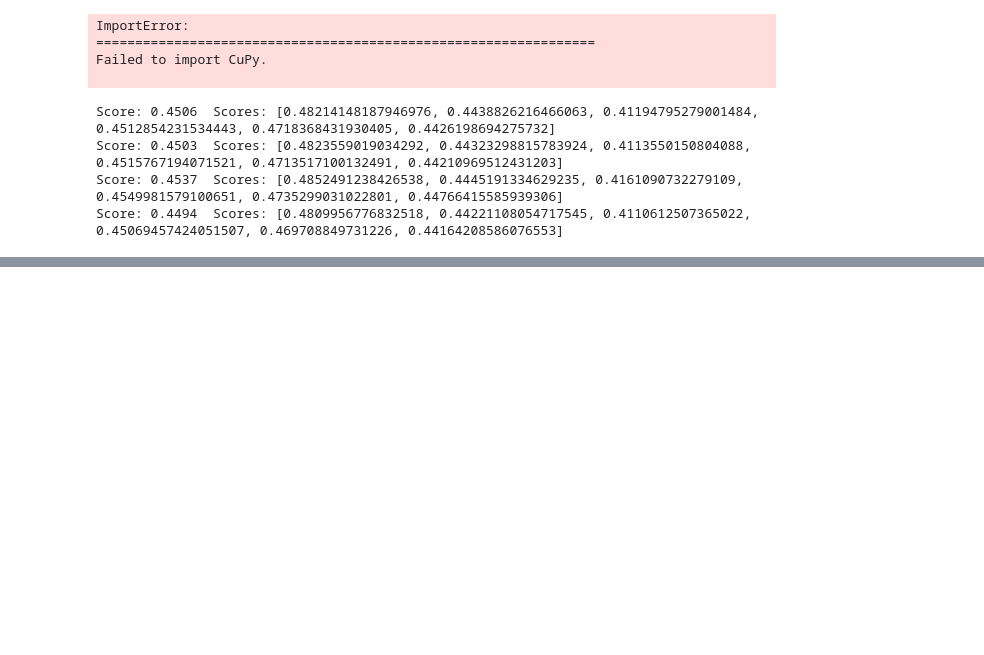
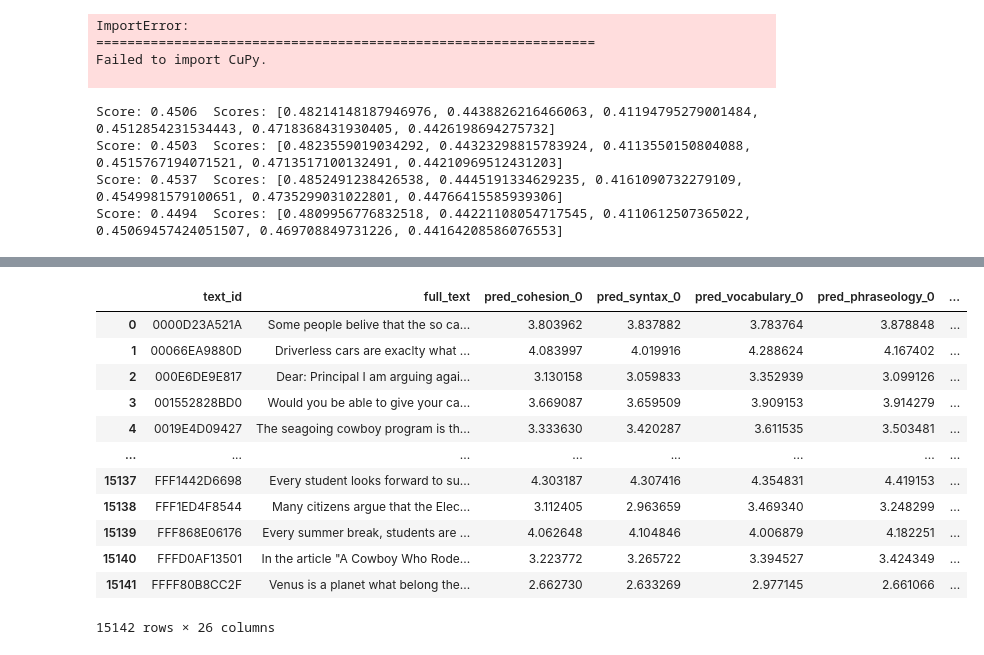
Before and after one commit to WangWanglju/feedback, a Jupyter notebook: working/eda.ipynb, the cells around one changed output, grey strips where cells are left out. Drawn from its saved outputs; the diff is of its cells as text; code cells hidden in the pictures; blank space fills up the shorter version.

Commit message:
pseudo labels

```diff
--- a/working/eda.ipynb
+++ b/working/eda.ipynb
@@ -168,0 +274,18 @@ Score: 0.4494  Scores: [0.4809956776832518, 0.44221108054717545, 0.4110612507365
+# %%
+import pandas as pd
+
+pd.read_csv('/hy-tmp/feedback/input/feedback-prize-english-language-learning/train_extra_labels.csv')
+# %% [output]
+|  | text_id | full_text | pred_cohesion_0 | pred_syntax_0 | pred_vocabulary_0 | pred_phraseology_0 | ... |
+| 0 | 0000D23A521A | Some people belive that the so ca... | 3.803962 | 3.837882 | 3.783764 | 3.878848 | ... |
+| 1 | 00066EA9880D | Driverless cars are exaclty what ... | 4.083997 | 4.019916 | 4.288624 | 4.167402 | ... |
+| 2 | 000E6DE9E817 | Dear: Principal I am arguing agai... | 3.130158 | 3.059833 | 3.352939 | 3.099126 | ... |
+| 3 | 001552828BD0 | Would you be able to give your ca... | 3.669087 | 3.659509 | 3.909153 | 3.914279 | ... |
+| 4 | 0019E4D09427 | The seagoing cowboy program is th... | 3.333630 | 3.420287 | 3.611535 | 3.503481 | ... |
+| ... | ... | ... | ... | ... | ... | ... | ... |
+| 15137 | FFF1442D6698 | Every student looks forward to su... | 4.303187 | 4.307416 | 4.354831 | 4.419153 | ... |
+| 15138 | FFF1ED4F8544 | Many citizens argue that the Elec... | 3.112405 | 2.963659 | 3.469340 | 3.248299 | ... |
+| 15139 | FFF868E06176 | Every summer break, students are ... | 4.062648 | 4.104846 | 4.006879 | 4.182251 | ... |
+| 15140 | FFFD0AF13501 | In the article "A Cowboy Who Rode... | 3.223772 | 3.265722 | 3.394527 | 3.424349 | ... |
+| 15141 | FFFF80B8CC2F | Venus is a planet what belong the... | 2.662730 | 2.633269 | 2.977145 | 2.661066 | ... |
+15142 rows × 26 columns
```
Also changed, not shown: parts of 9 cells of this notebook, 13 other files.
